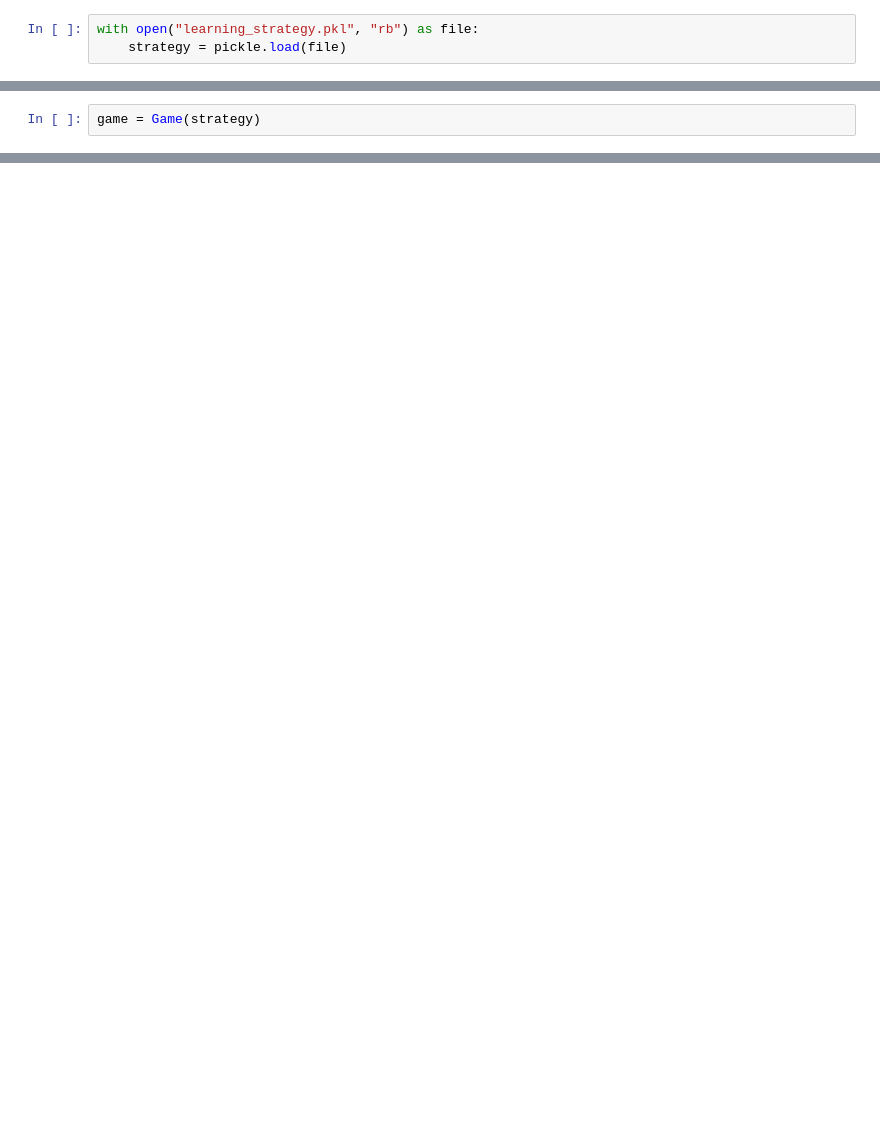
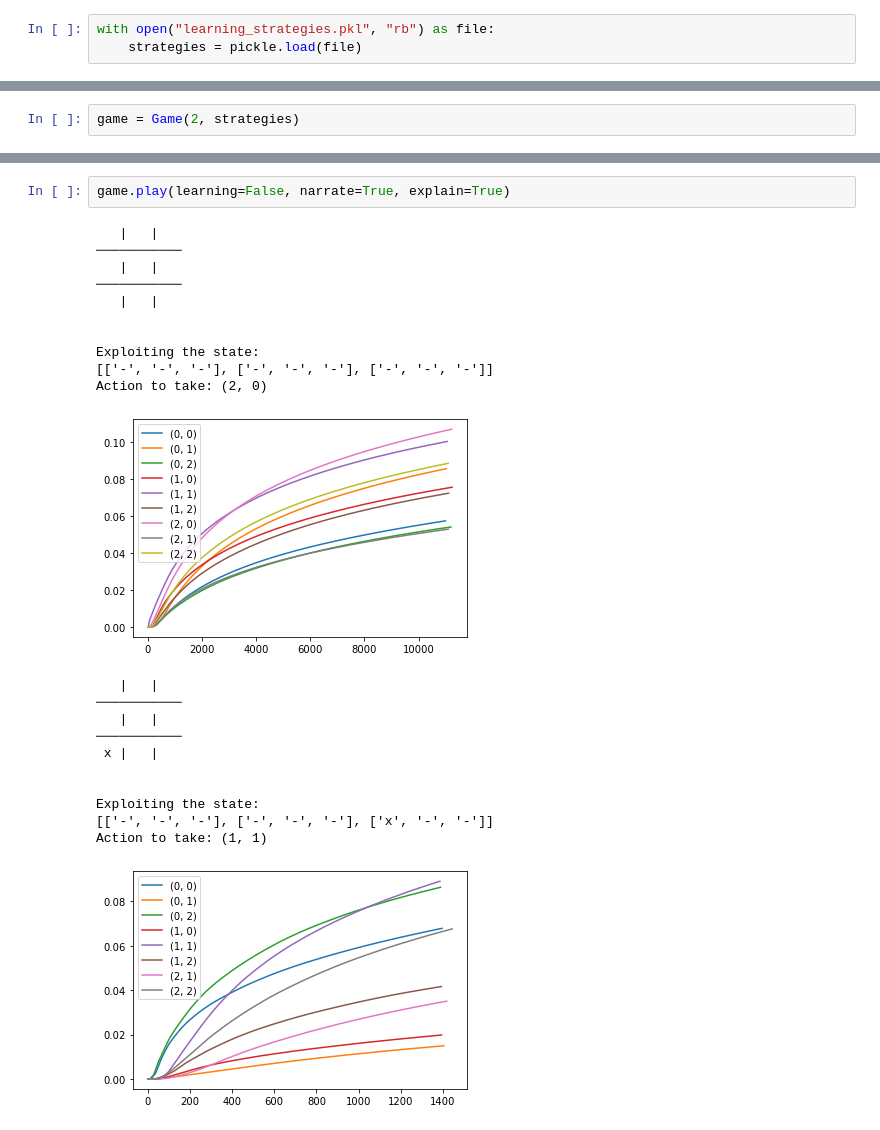
Before and after one commit to jackglawson/noughts-and-crosses-q-learning, a Jupyter notebook: blackboard.ipynb, the cells around one changed output, grey strips where cells are left out. Cells and saved outputs as stored; diff of their text form; blank space fills up the shorter version.

```diff
--- a/blackboard.ipynb
+++ b/blackboard.ipynb
@@ -7,3 +8,3 @@ from n_and_c_settings import *
 # %%
-with open("learning_strategy.pkl", "rb") as file:
-    strategy = pickle.load(file)
+with open("learning_strategies.pkl", "rb") as file:
+    strategies = pickle.load(file)
@@ -30,2 +49,2 @@ strategy.states
 # %%
-game = Game(strategy)
+game = Game(2, strategies)
@@ -55,0 +51,25 @@ Action to take: (1, 1)
+# %%
+game.play(learning=False, narrate=True, explain=True)
+# %% [output]
+   |   |
+───────────
+   |   |
+───────────
+   |   |
+
+
+Exploiting the state:
+[['-', '-', '-'], ['-', '-', '-'], ['-', '-', '-']]
+Action to take: (2, 0)
+[figure, added]
+   |   |
+───────────
+   |   |
+───────────
+ x |   |
+
+
+Exploiting the state:
+[['-', '-', '-'], ['-', '-', '-'], ['x', '-', '-']]
+Action to take: (1, 1)
+[figure, added]
```
Also changed, not shown: parts of 16 cells of this notebook, 5 other files.
